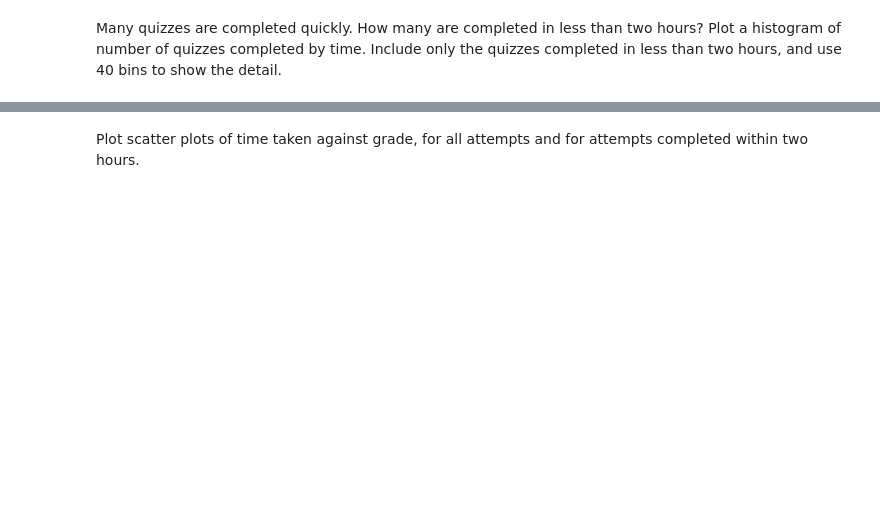
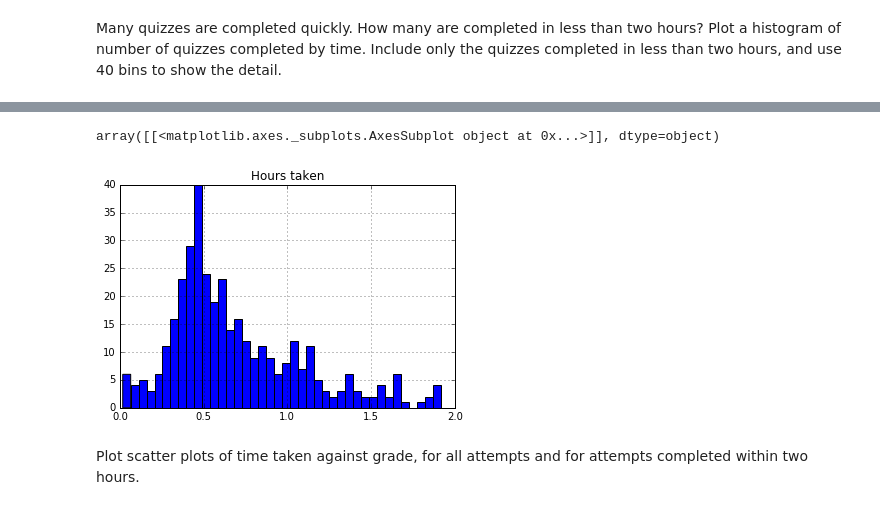
Before and after one commit to prathameshyeotekar1/notebooks, a Jupyter notebook: 2016J_TMA01/2016J_TMA01_q3.ipynb, the cells around one changed output, grey strips where cells are left out. Drawn from its saved outputs; the diff is of its cells as text; code cells hidden in the pictures; blank space fills up the shorter version.

```diff
--- a/2016J_TMA01/2016J_TMA01_q3.ipynb
+++ b/2016J_TMA01/2016J_TMA01_q3.ipynb
@@ -301,0 +470,4 @@ Many quizzes are completed quickly. How many are completed in less than two hour
+# %%
+#select all rows where hours taken < 2
+quizzes_under_2_hours = icma_df[icma_df['Hours taken']<2]
+quizzes_under_2_hours
@@ -302,2 +493,12 @@ Many quizzes are completed quickly. How many are completed in less than two hour
+# %%
+#plot histogram of hours taken with bin size of 40
+quizzes_under_2_hours.hist(column='Hours taken', bins=40)
+#NB plt.title, plt.xlabel and plt.ylabel don't work here. Unable to find solution online.
+#plt.xlabel('Hours taken')
+#plt.ylabel('Total Students')
+#plt.title("Number of hours taken to complete each test (for attempts less than 2 hours long)")
+# %% [output]
+array([[<matplotlib.axes._subplots.AxesSubplot object at 0x...>]], dtype=object)
+[figure, added]
 # %% [markdown]
 Plot scatter plots of time taken against grade, for all attempts and for attempts completed within two hours.
```
Also changed, not shown: parts of 61 cells of this notebook, 21 other files.
